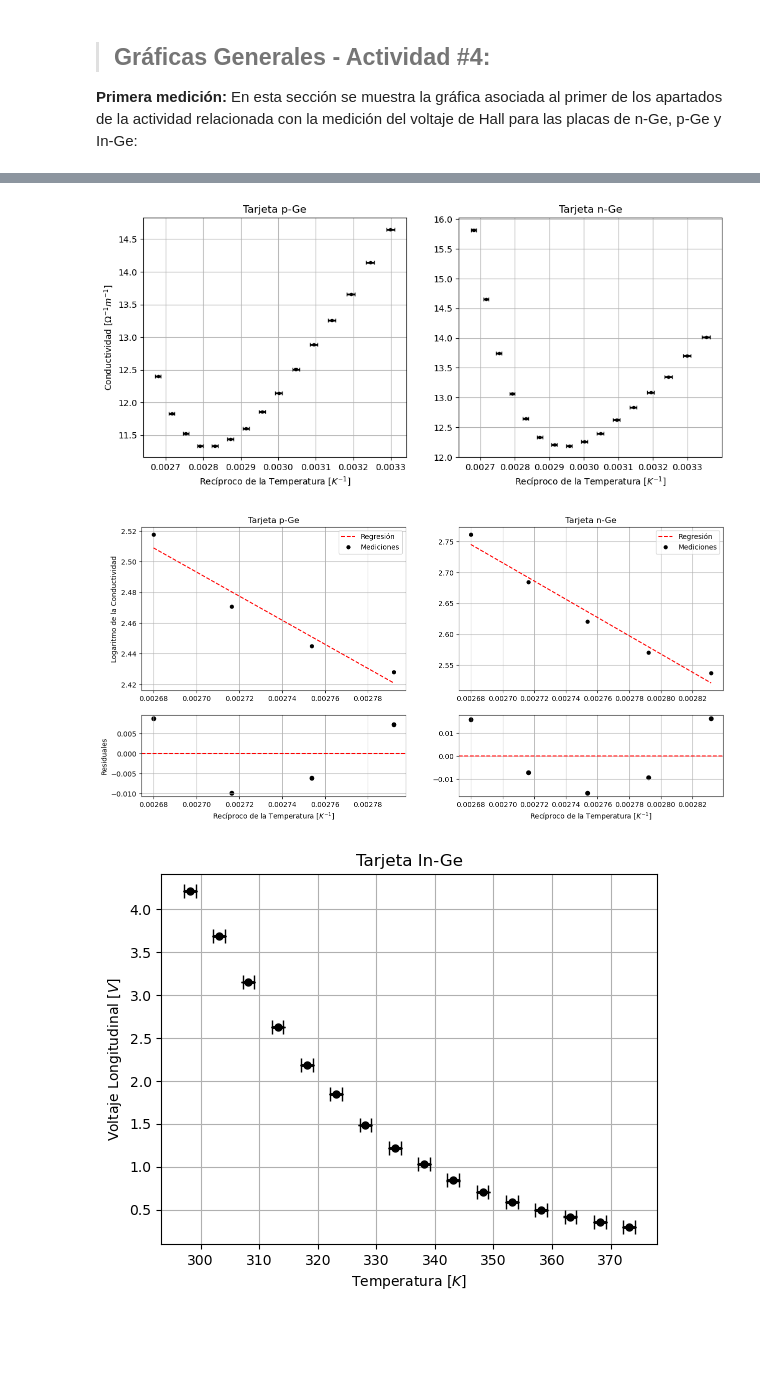
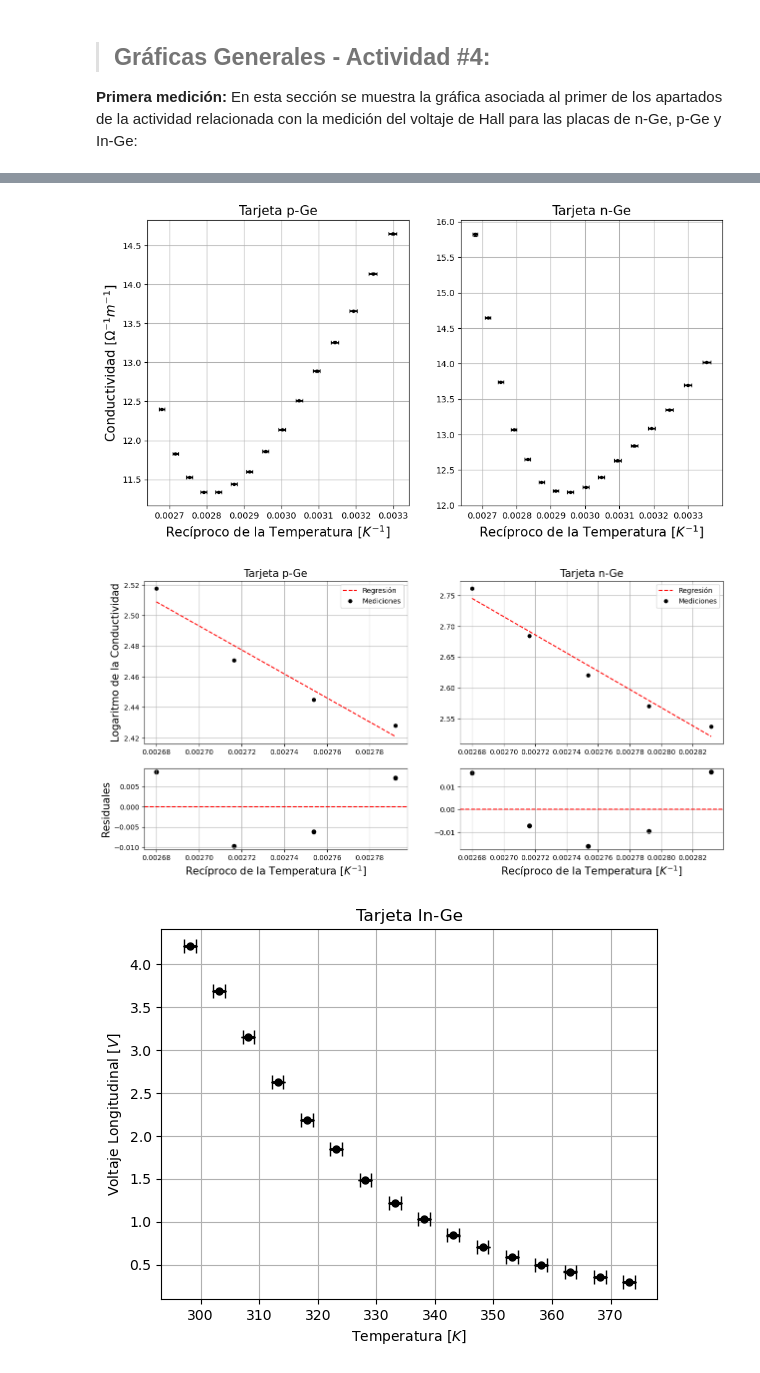
Before and after one commit to ThomasAnkhe/Laboratorio-Intermedio---Uniandes-2024, a Jupyter notebook: Hall Effect/Hall_Effect.ipynb, the cells around one changed output, grey strips where cells are left out. Drawn from its saved outputs; the diff is of its cells as text; code cells hidden in the pictures; blank space fills up the shorter version.

```diff
--- a/Hall Effect/Hall_Effect.ipynb
+++ b/Hall Effect/Hall_Effect.ipynb
@@ -1475,23 +1503,23 @@ plt.savefig("Thermic_DataNG.pdf")
 # %%
-figure, axis = plt.subplots(1, 2, figsize = (12, 5))
+figure, axis = plt.subplots(1, 2, figsize = (12, 6))
 
 axis[1].errorbar(n_GeRec, n_GeCond, xerr = n_GeRecUnc, yerr = n_GeCondUnc, capsize=2,elinewidth=2, linewidth=0,
              marker='o', markersize=3,markerfacecolor='black', markeredgecolor='k',ecolor='k', label='Mediciones')
 axis[0].errorbar(p_GeRec, p_GeCond, xerr = p_GeRecUnc, yerr = p_GeCondUnc, capsize=2,elinewidth=2, linewidth=0,
              marker='o', markersize=3,markerfacecolor='black', markeredgecolor='k',ecolor='k', label='Mediciones')
 
-axis[0].set_title("Tarjeta p-Ge")
-axis[1].set_title("Tarjeta n-Ge")
-axis[0].set_xlabel(r"Recíproco de la Temperatura $[K^{-1}]$")
-axis[1].set_xlabel(r"Recíproco de la Temperatura $[K^{-1}]$")
-axis[0].set_ylabel(r"Conductividad $[\Omega^{-1}m^{-1}]$")
+axis[0].set_title("Tarjeta p-Ge", fontsize = 15)
+axis[1].set_title("Tarjeta n-Ge", fontsize = 15)
+axis[0].set_xlabel(r"Recíproco de la Temperatura $[K^{-1}]$", fontsize = 15)
+axis[1].set_xlabel(r"Recíproco de la Temperatura $[K^{-1}]$", fontsize = 15)
+axis[0].set_ylabel(r"Conductividad $[\Omega^{-1}m^{-1}]$", fontsize = 15)
 
 axis[1].grid(True)
 axis[0].grid(True)
 
 plt.savefig("Thermic_ConductivityNG.pdf")
 # %% [output]
-[figure, old version]
+[figure, new version]
 # %%
 figure, axis = plt.subplots(2, 2, figsize = (15, 7), gridspec_kw={'height_ratios': [2, 1]})
 
@@ -1501,12 +1529,12 @@ axis[1, 0].scatter(p_GeRec[:4], p_GeLNRes, color = "black")
 axis[1, 1].scatter(n_GeRec[:5], n_GeLNRes, color = "black")
 axis[0, 1].plot(n_GeRecReg, n_GeLNReg, color = "red", linestyle = "--", label = "Regresión")
 axis[0, 0].plot(p_GeRecReg, p_GeLNReg, color = "red", linestyle = "--", label = "Regresión")
-axis[1, 1].set_xlabel(r"Recíproco de la Temperatura $[K^{-1}]$")
-axis[1, 0].set_xlabel(r"Recíproco de la Temperatura $[K^{-1}]$")
-axis[0, 0].set_ylabel(r"Logaritmo de la Conductividad")
-axis[1, 0].set_ylabel(r"Residuales")
-axis[0, 0].set_title("Tarjeta p-Ge")
-axis[0, 1].set_title("Tarjeta n-Ge")
+axis[1, 1].set_xlabel(r"Recíproco de la Temperatura $[K^{-1}]$", fontsize = 15)
+axis[1, 0].set_xlabel(r"Recíproco de la Temperatura $[K^{-1}]$", fontsize = 15)
+axis[0, 0].set_ylabel(r"Logaritmo de la Conductividad", fontsize = 15)
+axis[1, 0].set_ylabel(r"Residuales", fontsize = 15)
+axis[0, 0].set_title("Tarjeta p-Ge", fontsize = 15)
+axis[0, 1].set_title("Tarjeta n-Ge", fontsize = 15)
 
 axis[1, 0].axhline(0, color = "red", linestyle = "--")
 axis[1, 1].axhline(0, color = "red", linestyle = "--")
@@ -1518,7 +1546,7 @@ axis[1, 0].grid(True)
 axis[1, 1].grid(True)
 plt.savefig("ThermicLogNG.pdf")
 # %% [output]
-[figure, old version]
+[figure, new version]
 # %%
 plt.errorbar(In_GeTempK, In_GeVL, yerr = 0.001, xerr = 1, capsize=5, elinewidth=2, linewidth=0, marker='o', markersize=5, markerfacecolor='black', markeredgecolor='k',ecolor='k', label='Mediciones')
 plt.grid(True)
```
Also changed, not shown: parts of 20 cells of this notebook, 12 other files.
